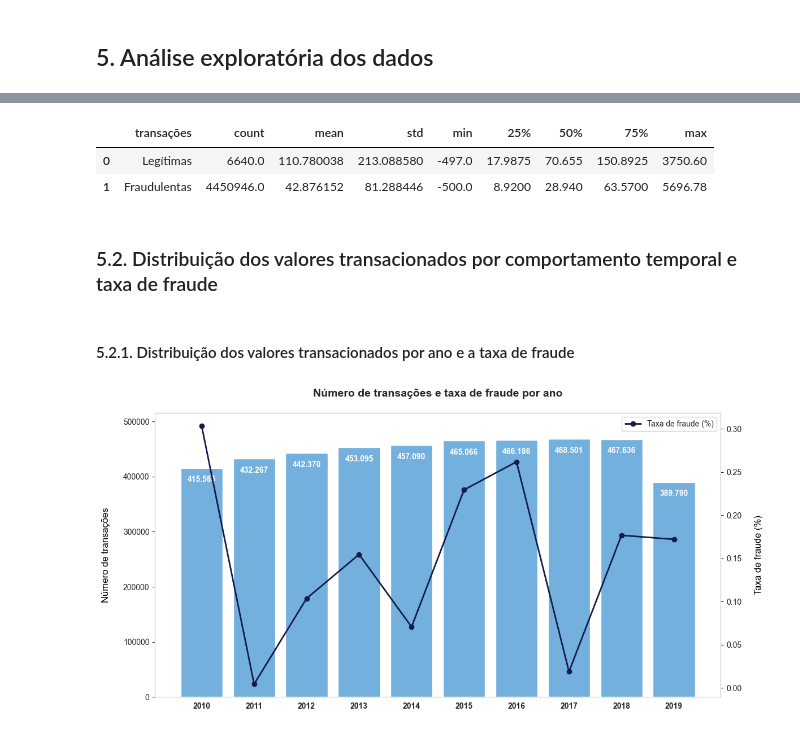
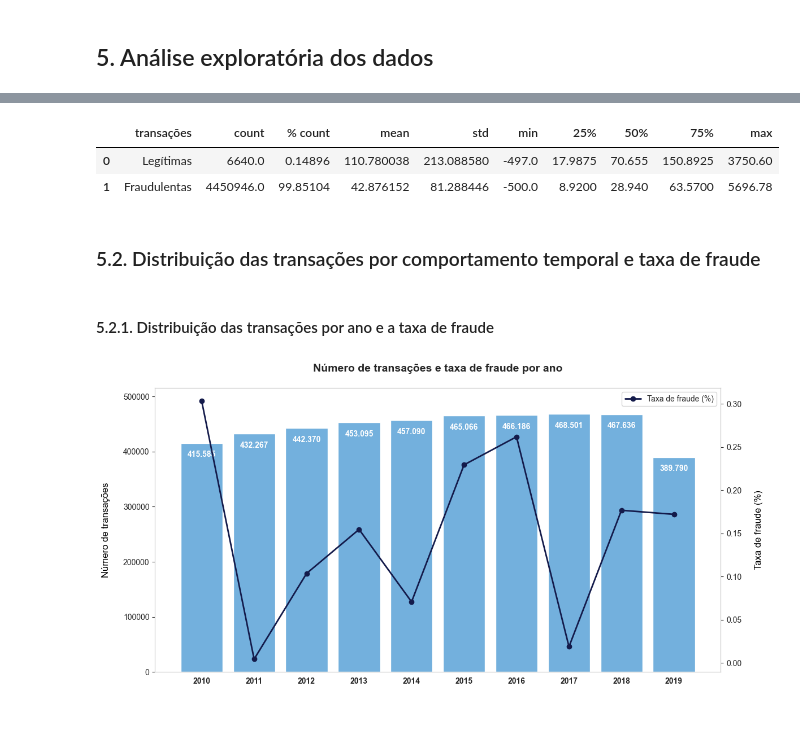
Before and after one commit to emso-exe/Deteccao_de_fraude_em_transacoes_financeiras, a Jupyter notebook: 001_analise_exploratoria.ipynb, the cells around one changed output, grey strips where cells are left out. Saved outputs shown, nothing was run; the diff lists cells and outputs as text; code cells hidden in the pictures.

```diff
--- a/001_analise_exploratoria.ipynb
+++ b/001_analise_exploratoria.ipynb
@@ -727,32 +738,38 @@ plt.show()
 # %%
 # Calculando a descrição estatística para as transações legítimas e fraudulentas
 desc_fraud_yes = df_fraud_yes[['amount']].describe().T
 desc_fraud_no = df_fraud_no[['amount']].describe().T
 
 # Concatenando as duas descrições com o índice definido como 'fraud'
 df_describe = pd.concat([desc_fraud_yes, desc_fraud_no],
                         keys=['Legítimas', 'Fraudulentas'])
 df_describe = df_describe.reset_index()
 
 # Remover a coluna 'level_1'
 df_describe = df_describe.drop(columns=['level_1'])
 
 # Renomear a coluna 'level_0' para 'transações'
 df_describe = df_describe.rename(columns={'level_0': 'transações'})
 
+# Calcular o total de transações
+total_transacoes = df_describe['count'].sum()
+
+# Criar uma nova coluna com o percentual
+df_describe.insert(loc=2, column='% count', value=(df_describe['count'] / total_transacoes) * 100)
+
 # Exibindo o resultado
 df_describe
 # %% [output]
-|  | transações | count | mean | std | min | 25% | 50% | 75% | max |
-| 0 | Legítimas | 6640.0 | 110.780038 | 213.088580 | -497.0 | 17.9875 | 70.655 | 150.8925 | 3750.60 |
-| 1 | Fraudulentas | 4450946.0 | 42.876152 | 81.288446 | -500.0 | 8.9200 | 28.940 | 63.5700 | 5696.78 |
+|  | transações | count | % count | mean | std | min | 25% | 50% | 75% | max |
+| 0 | Legítimas | 6640.0 | 0.14896 | 110.780038 | 213.088580 | -497.0 | 17.9875 | 70.655 | 150.8925 | 3750.60 |
+| 1 | Fraudulentas | 4450946.0 | 99.85104 | 42.876152 | 81.288446 | -500.0 | 8.9200 | 28.940 | 63.5700 | 5696.78 |
 # %% [markdown]
-### 5.2. Distribuição dos valores transacionados por comportamento temporal e taxa de fraude
+### 5.2. Distribuição das transações por comportamento temporal e taxa de fraude
 # %%
 # Convertendo a coluna 'date' para datetime
 df_train_val['date'] = pd.to_datetime(df_train_val['date'])
 # %% [markdown]
-#### 5.2.1. Distribuição dos valores transacionados por ano e a taxa de fraude
+#### 5.2.1. Distribuição das transações por ano e a taxa de fraude
 # %%
 # Calculando a taxa de fraude por ano
 df_plot = df_train_val.groupby(df_train_val['date'].dt.year).agg(
```
Also changed, not shown: parts of 15 cells of this notebook.
